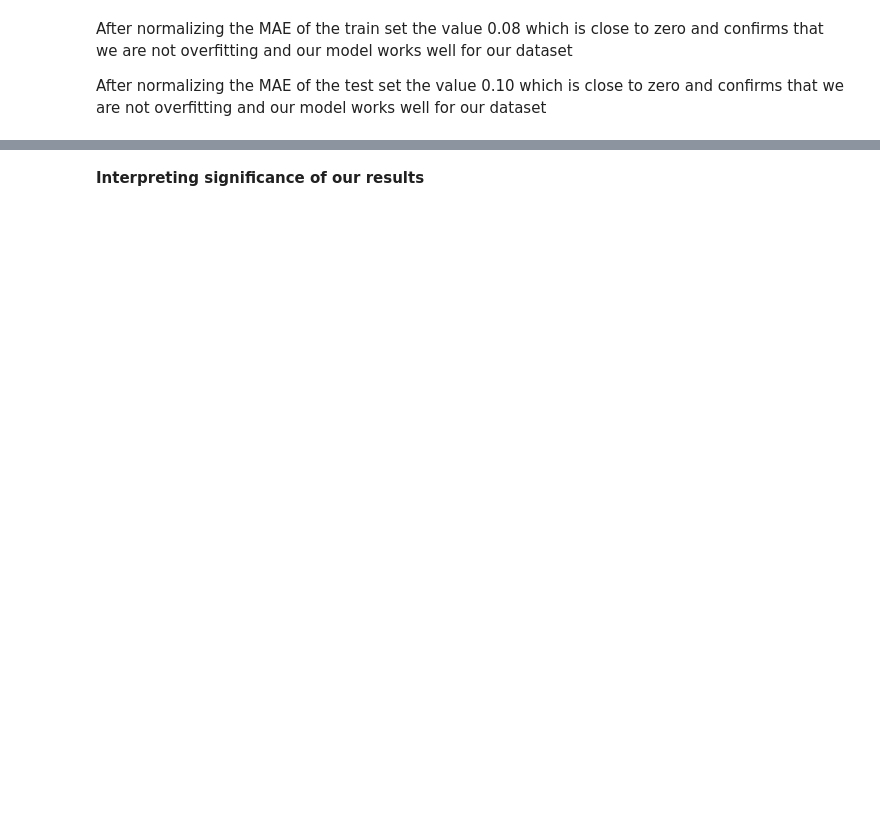
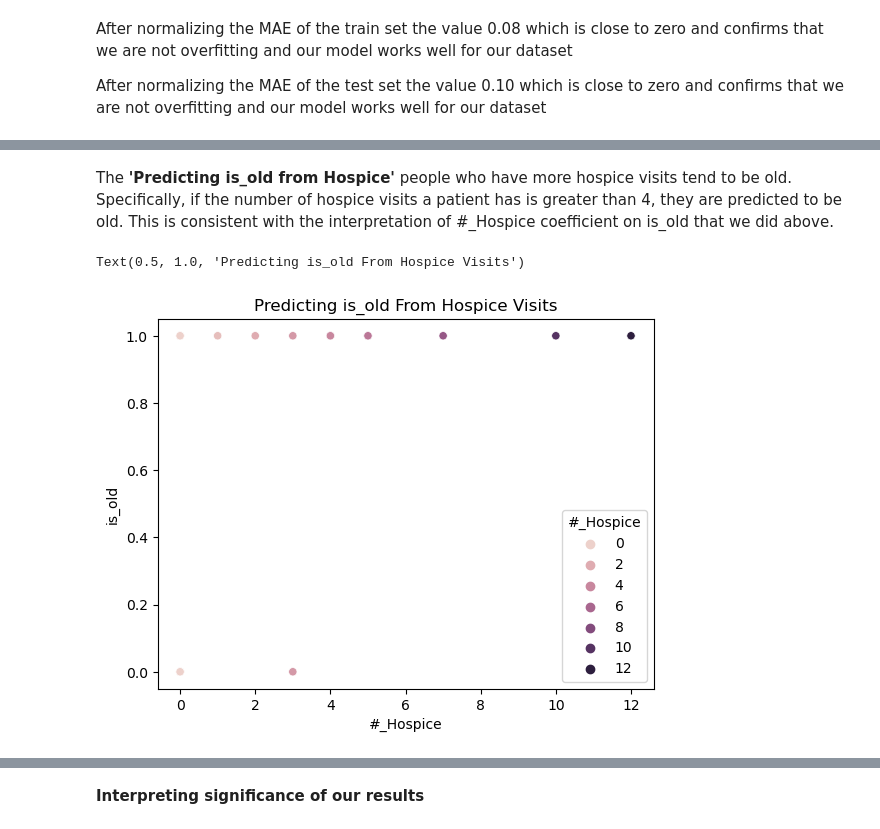
Before and after one commit to HarrietKumah/info2950-final-project, a Jupyter notebook: Phase V.ipynb, the cells around one changed output, grey strips where cells are left out. Saved outputs shown, nothing was run; the diff lists cells and outputs as text; code cells hidden in the pictures; blank space fills up the shorter version.

```diff
--- a/Phase V.ipynb
+++ b/Phase V.ipynb
@@ -467,5 +526,11 @@ sns.scatterplot(is_old_train, x = 'log_cost', y = 'is_old', hue = 'log_cost')
+# %% [markdown]
+The **'Predicting is_old from Hospice'** people who have more hospice visits tend to be old. Specifically, if the number of hospice visits a patient has is greater than 4, they are predicted to be old. This is consistent with the interpretation of #_Hospice coefficient on is_old that we did above.
 # %%
 sns.scatterplot(is_old_train, x = '#_Hospice', y = 'is_old', hue = '#_Hospice')
+plt.title("Predicting is_old From Hospice Visits")
+# %% [output]
+Text(0.5, 1.0, 'Predicting is_old From Hospice Visits')
+[figure, added]
 # %%
 #normalizer function for evaluation metrics
 def Normalizer(df_cols):
```
Also changed, not shown: parts of 30 cells of this notebook.
